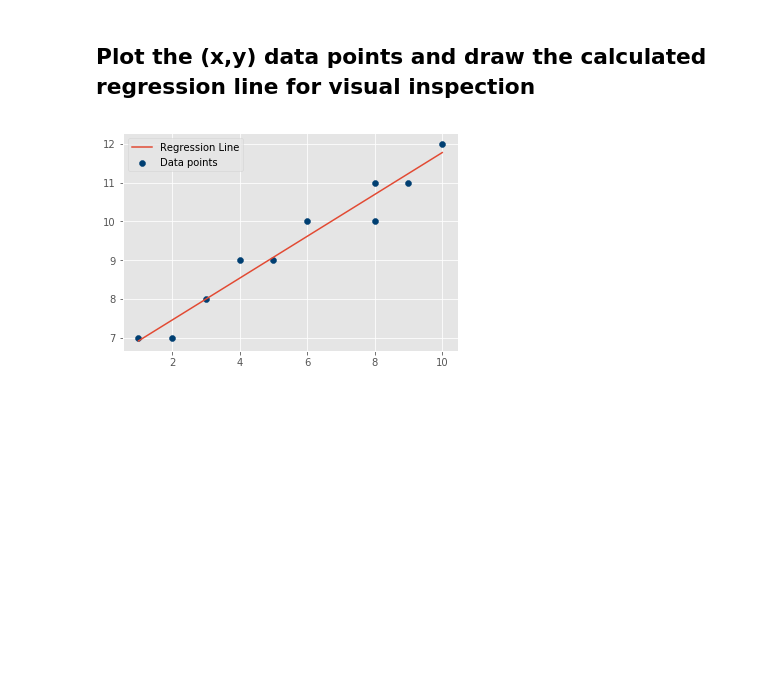
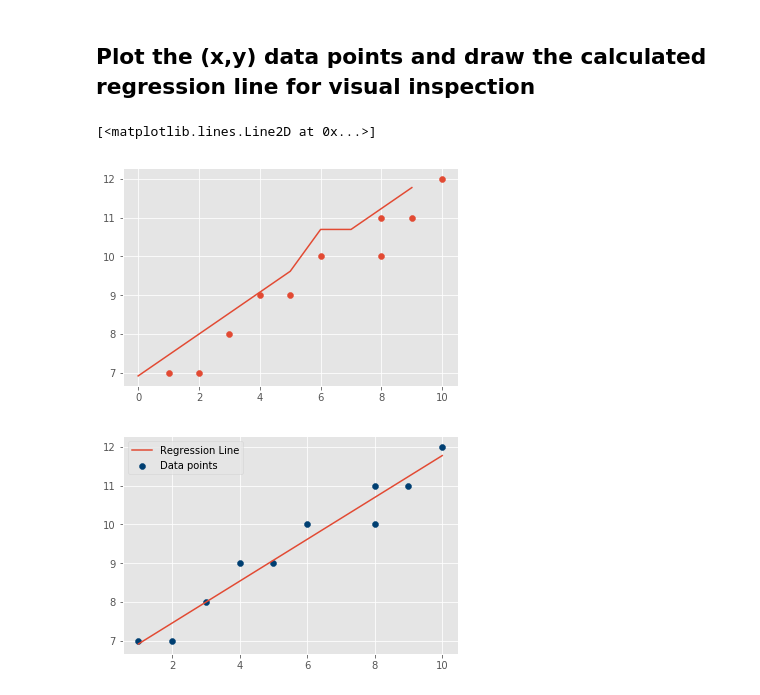
Before and after one commit to AR3441/dsc-0-10-07-simple-linear-regression-lab-nyc-ds-career-031119, a Jupyter notebook: index.ipynb, the cells around one changed output. Drawn from its saved outputs; the diff is of its cells as text; code cells hidden in the pictures; blank space fills up the shorter version.

```diff
--- a/index.ipynb
+++ b/index.ipynb
@@ -128,7 +128,10 @@ regression_line = reg_line(m,b,X)
 ## Plot the (x,y) data points and draw the calculated regression line for visual inspection
 # %%
 plt.scatter(X,Y)
-plt.plot()
+plt.plot(regression_line)
+# %% [output]
+[<matplotlib.lines.Line2D at 0x...>]
+[figure, added]
 # %%
 # Plot data and regression line
 # %% [output]
```
